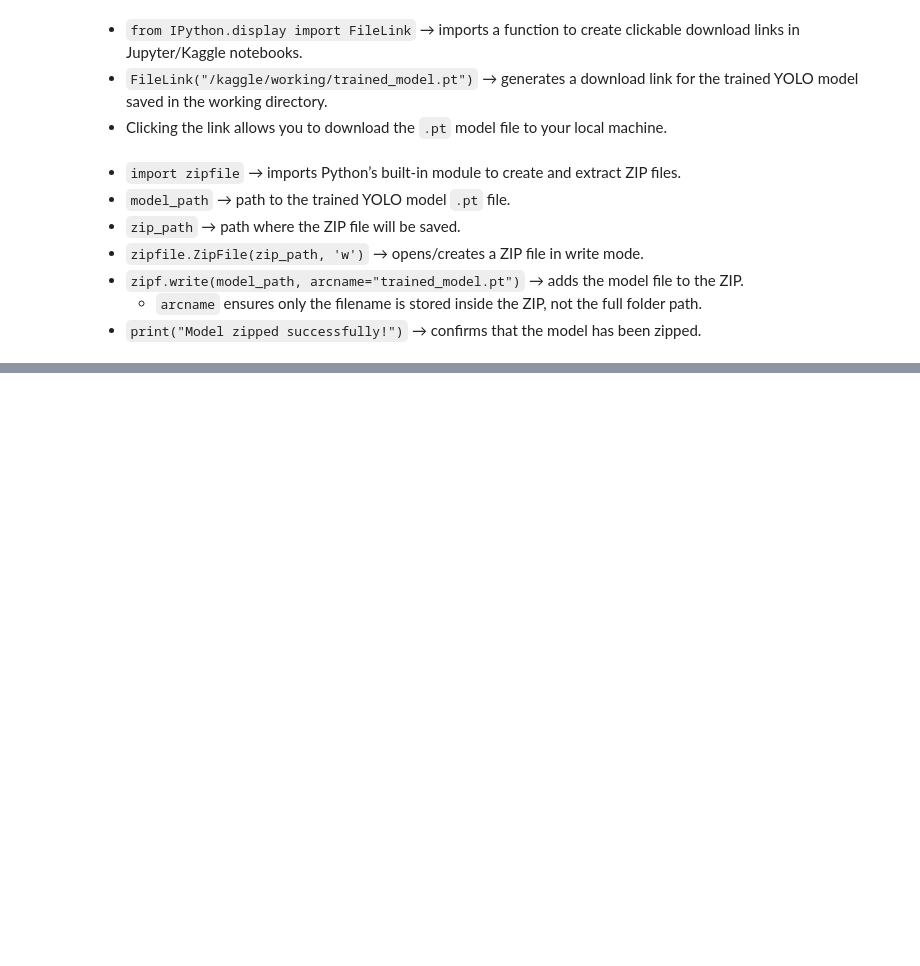
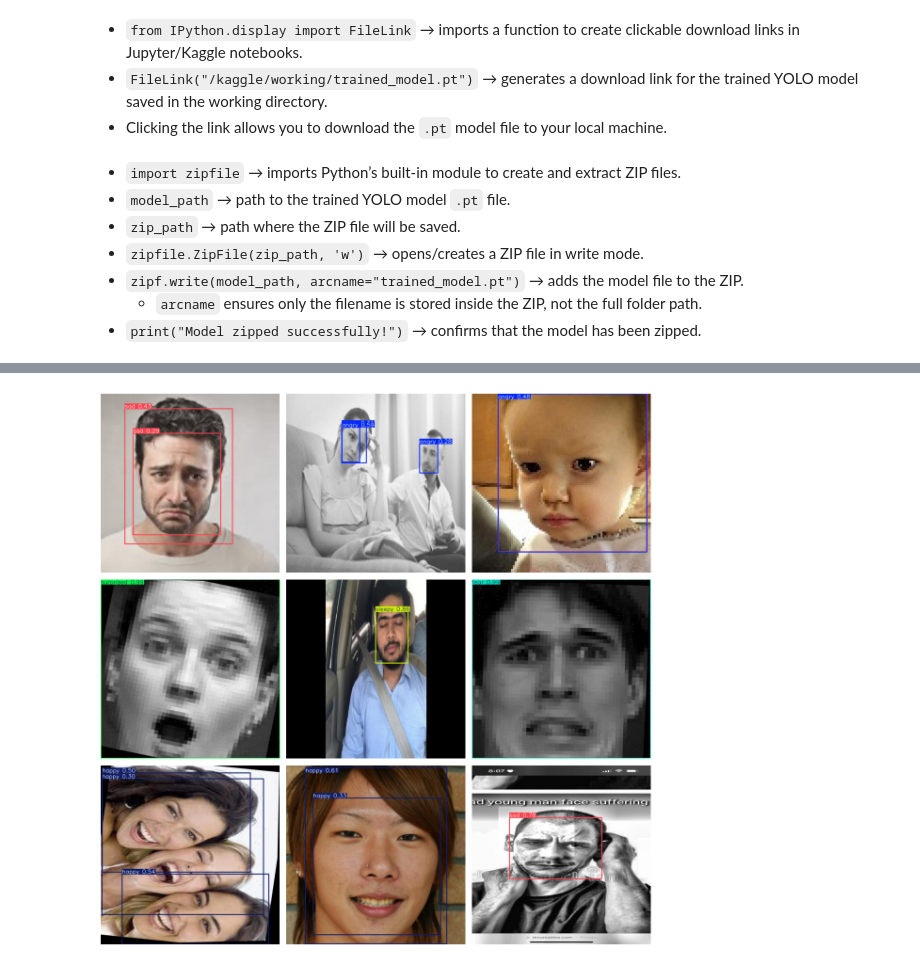
Before and after one commit to Natashaa7/9-Facial-Expression-Detection, a Jupyter notebook: Facial-Expression-Detection.ipynb, the cells around one changed output, grey strips where cells are left out. Saved outputs shown, nothing was run; the diff lists cells and outputs as text; code cells hidden in the pictures; blank space fills up the shorter version.

```diff
--- a/Facial-Expression-Detection.ipynb
+++ b/Facial-Expression-Detection.ipynb
@@ -538,0 +843,21 @@ print("Model zipped successfully!")
+# %%
+import os
+from IPython.display import Image, display
+
+# Path to the folder with predictions
+pred_path = "runs/detect/predict/"
+
+# Get all predicted images
+pred_images = [os.path.join(pred_path, f) for f in os.listdir(pred_path) if f.endswith(('.png', '.jpg', '.jpeg'))]
+
+# Display only first 9 images
+plt.figure(figsize=(12,12))
+for i, img_file in enumerate(pred_images[:9]):
+    img = mpimg.imread(img_file)
+    plt.subplot(3, 3, i+1)
+    plt.imshow(img)
+    plt.axis('off')
+plt.tight_layout()
+plt.show()
+# %% [output]
+[figure, added]
```
Also changed, not shown: parts of 32 cells of this notebook.
